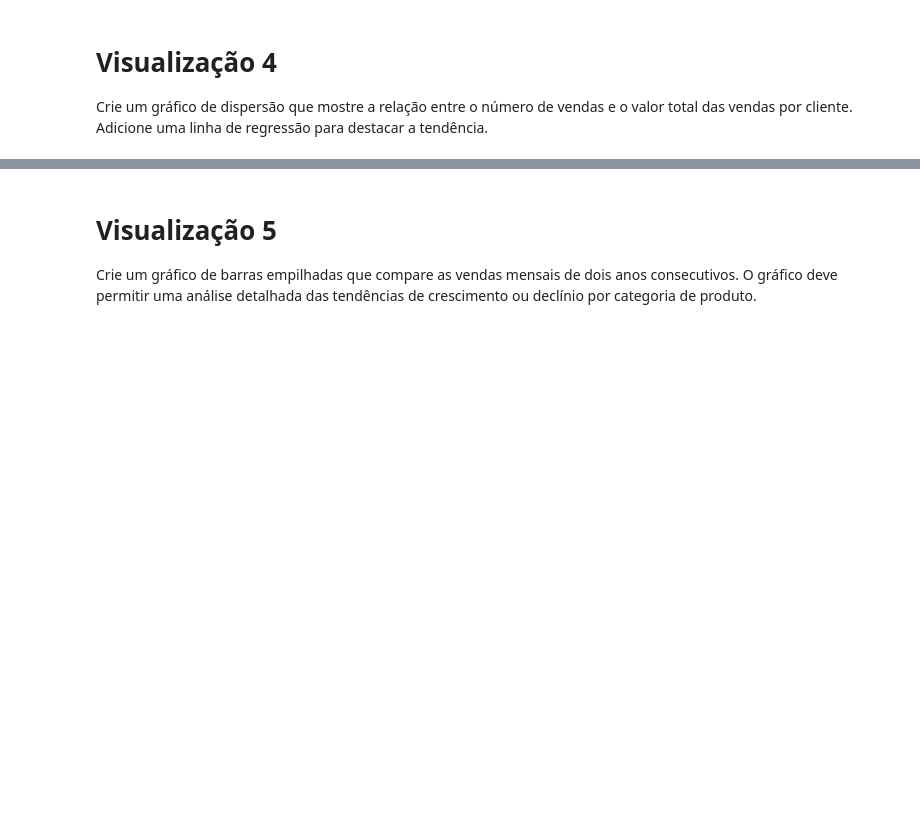
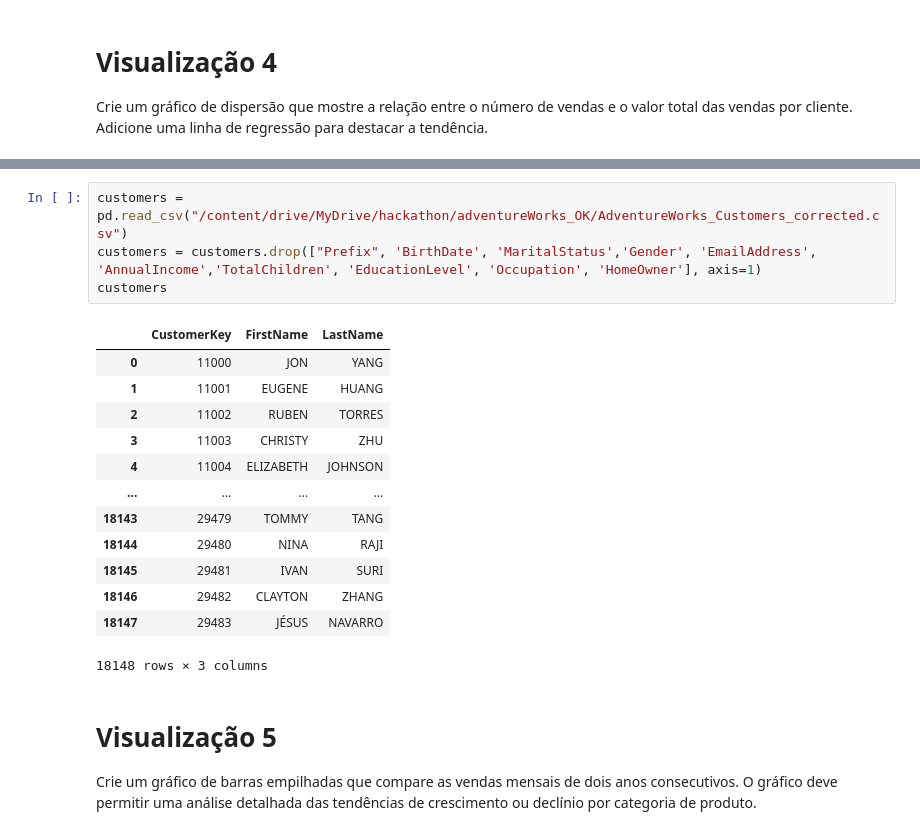
Before and after one commit to LucasNSilveira/Hackathon-SantoDigital, a Jupyter notebook: Desafio_engDados_extra.ipynb, the cells around one changed output, grey strips where cells are left out. Saved outputs shown, nothing was run; the diff lists cells and outputs as text; blank space fills up the shorter version.

```diff
--- a/Desafio_engDados_extra.ipynb
+++ b/Desafio_engDados_extra.ipynb
@@ -184,3 +247,21 @@ Crie um gráfico de dispersão que mostre a relação entre o número de vendas
+# %%
+customers = pd.read_csv("/content/drive/MyDrive/hackathon/adventureWorks_OK/AdventureWorks_Customers_corrected.csv")
+customers = customers.drop(["Prefix", 'BirthDate', 'MaritalStatus','Gender', 'EmailAddress', 'AnnualIncome','TotalChildren', 'EducationLevel', 'Occupation', 'HomeOwner'], axis=1)
+customers
+# %% [output]
+|  | CustomerKey | FirstName | LastName |
+| 0 | 11000 | JON | YANG |
+| 1 | 11001 | EUGENE | HUANG |
+| 2 | 11002 | RUBEN | TORRES |
+| 3 | 11003 | CHRISTY | ZHU |
+| 4 | 11004 | ELIZABETH | JOHNSON |
+| ... | ... | ... | ... |
+| 18143 | 29479 | TOMMY | TANG |
+| 18144 | 29480 | NINA | RAJI |
+| 18145 | 29481 | IVAN | SURI |
+| 18146 | 29482 | CLAYTON | ZHANG |
+| 18147 | 29483 | JÉSUS | NAVARRO |
+18148 rows × 3 columns
 # %% [markdown]
 # Visualização 5
 Crie um gráfico de barras empilhadas que compare as vendas mensais de dois anos consecutivos. O gráfico deve permitir uma análise detalhada das tendências de crescimento ou declínio por categoria de produto.
```
Also changed, not shown: parts of 8 cells of this notebook.
